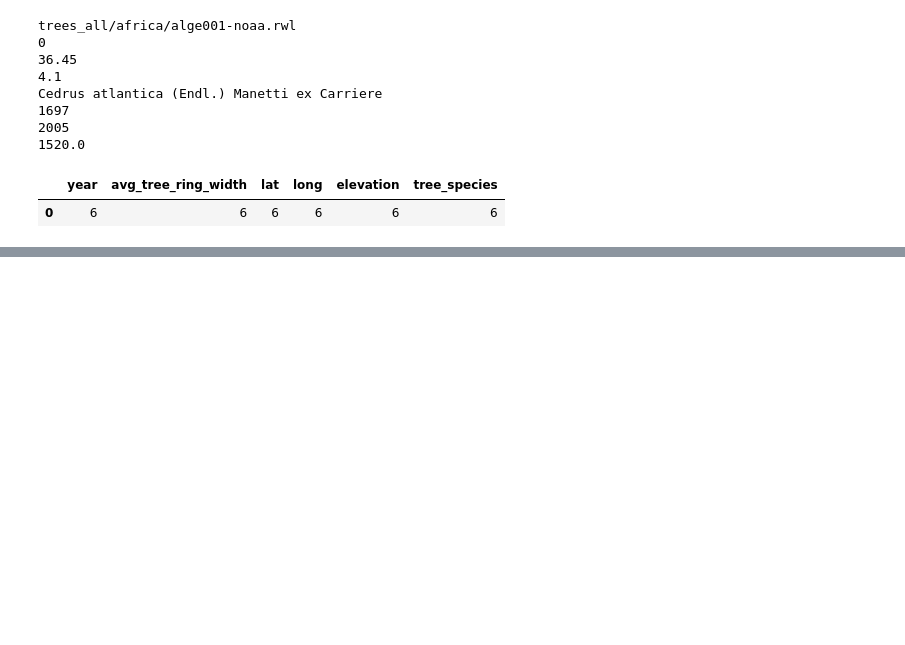
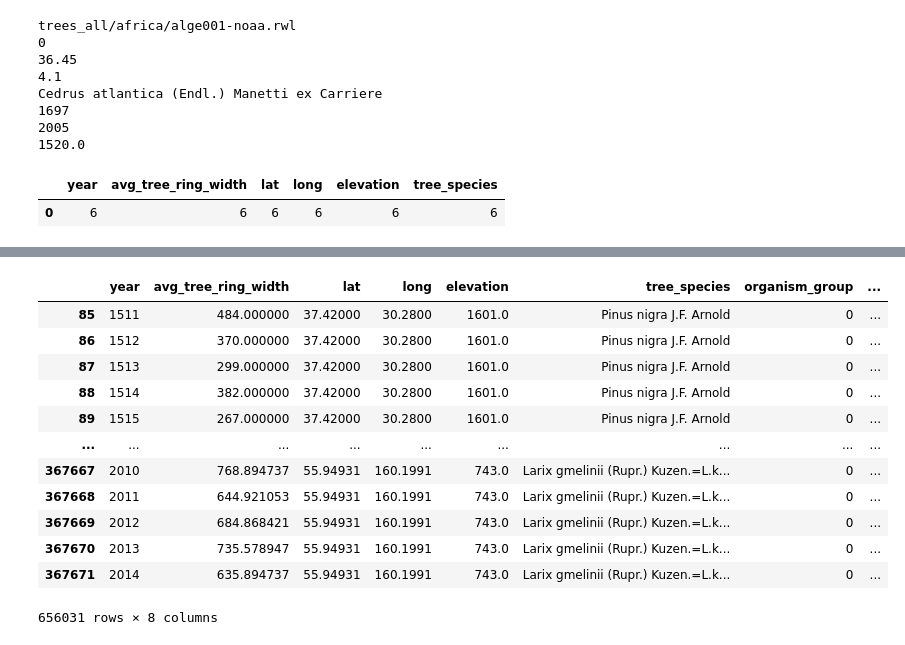
Before and after one commit to p-ai-org/p-climate, a Jupyter notebook: data_cleaning/tree_cleaning.ipynb, the cells around one changed output, grey strips where cells are left out. Saved outputs shown, nothing was run; the diff lists cells and outputs as text; code cells hidden in the pictures; blank space fills up the shorter version.

```diff
--- a/data_cleaning/tree_cleaning.ipynb
+++ b/data_cleaning/tree_cleaning.ipynb
@@ -243,0 +260,26 @@ combined_df.to_csv('tree_data.csv', index=False)
+# %%
+import shapely
+from shapely.geometry import Point
+import geopandas as gpd
+from geopandas import GeoDataFrame
+
+# combined_df = combined_df[combined_df['long'] > 0]
+# combined_df = combined_df[combined_df['long'] < 361] # and combined_df['long'] < 361]
+combined_df = combined_df[combined_df['lat'] > -91]
+combined_df = combined_df[combined_df['lat'] < 91]# and combined_df['lat'] < 91]
+combined_df['long_formatted'] = combined_df['long'] - 360
+combined_df
+# %% [output]
+|  | year | avg_tree_ring_width | lat | long | elevation | tree_species | organism_group | ... |
+| 85 | 1511 | 484.000000 | 37.42000 | 30.2800 | 1601.0 | Pinus nigra J.F. Arnold | 0 | ... |
+| 86 | 1512 | 370.000000 | 37.42000 | 30.2800 | 1601.0 | Pinus nigra J.F. Arnold | 0 | ... |
+| 87 | 1513 | 299.000000 | 37.42000 | 30.2800 | 1601.0 | Pinus nigra J.F. Arnold | 0 | ... |
+| 88 | 1514 | 382.000000 | 37.42000 | 30.2800 | 1601.0 | Pinus nigra J.F. Arnold | 0 | ... |
+| 89 | 1515 | 267.000000 | 37.42000 | 30.2800 | 1601.0 | Pinus nigra J.F. Arnold | 0 | ... |
+| ... | ... | ... | ... | ... | ... | ... | ... | ... |
+| 367667 | 2010 | 768.894737 | 55.94931 | 160.1991 | 743.0 | Larix gmelinii (Rupr.) Kuzen.=L.k... | 0 | ... |
+| 367668 | 2011 | 644.921053 | 55.94931 | 160.1991 | 743.0 | Larix gmelinii (Rupr.) Kuzen.=L.k... | 0 | ... |
+| 367669 | 2012 | 684.868421 | 55.94931 | 160.1991 | 743.0 | Larix gmelinii (Rupr.) Kuzen.=L.k... | 0 | ... |
+| 367670 | 2013 | 735.578947 | 55.94931 | 160.1991 | 743.0 | Larix gmelinii (Rupr.) Kuzen.=L.k... | 0 | ... |
+| 367671 | 2014 | 635.894737 | 55.94931 | 160.1991 | 743.0 | Larix gmelinii (Rupr.) Kuzen.=L.k... | 0 | ... |
+656031 rows × 8 columns
```
Also changed, not shown: parts of 3 cells of this notebook.
